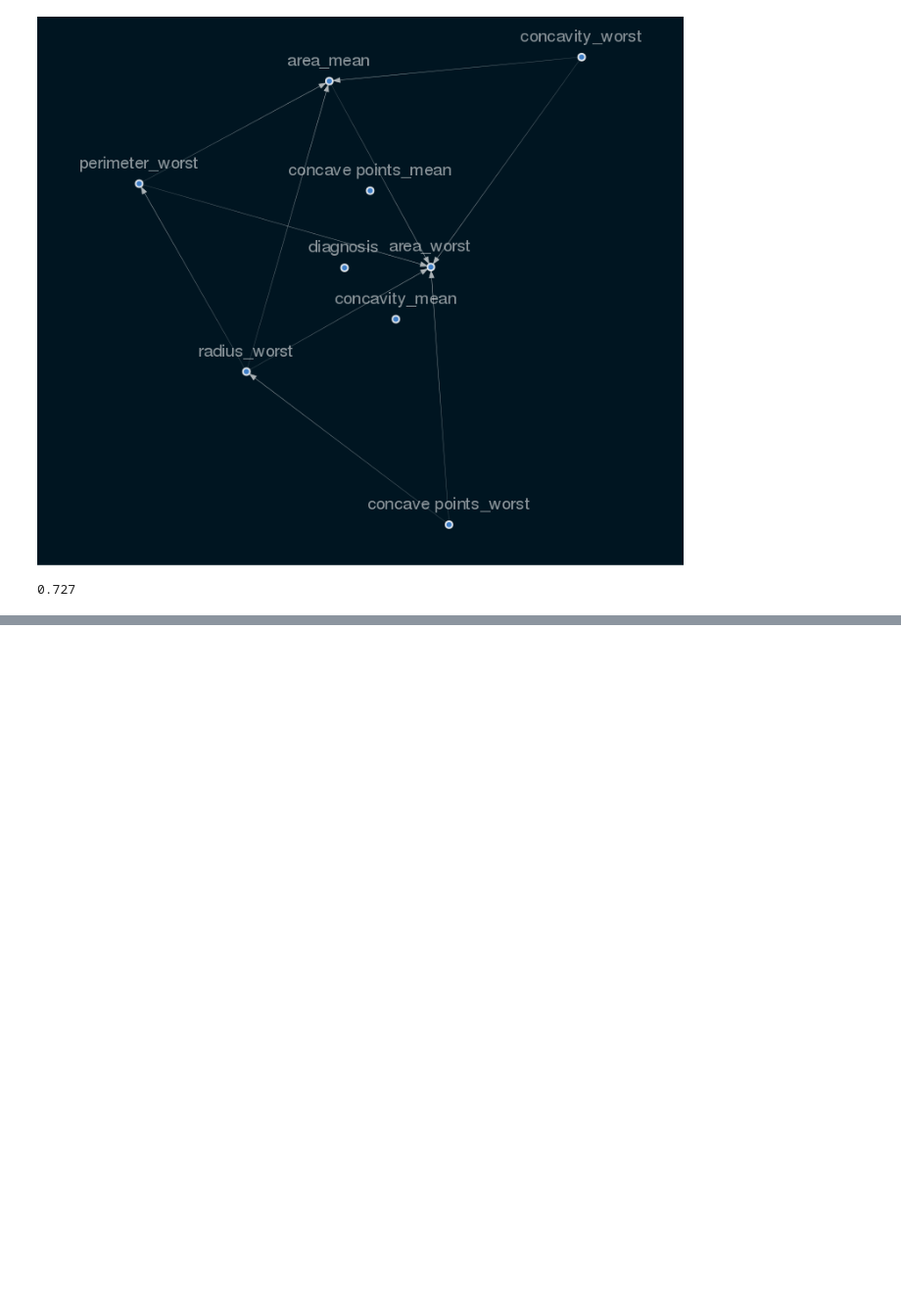
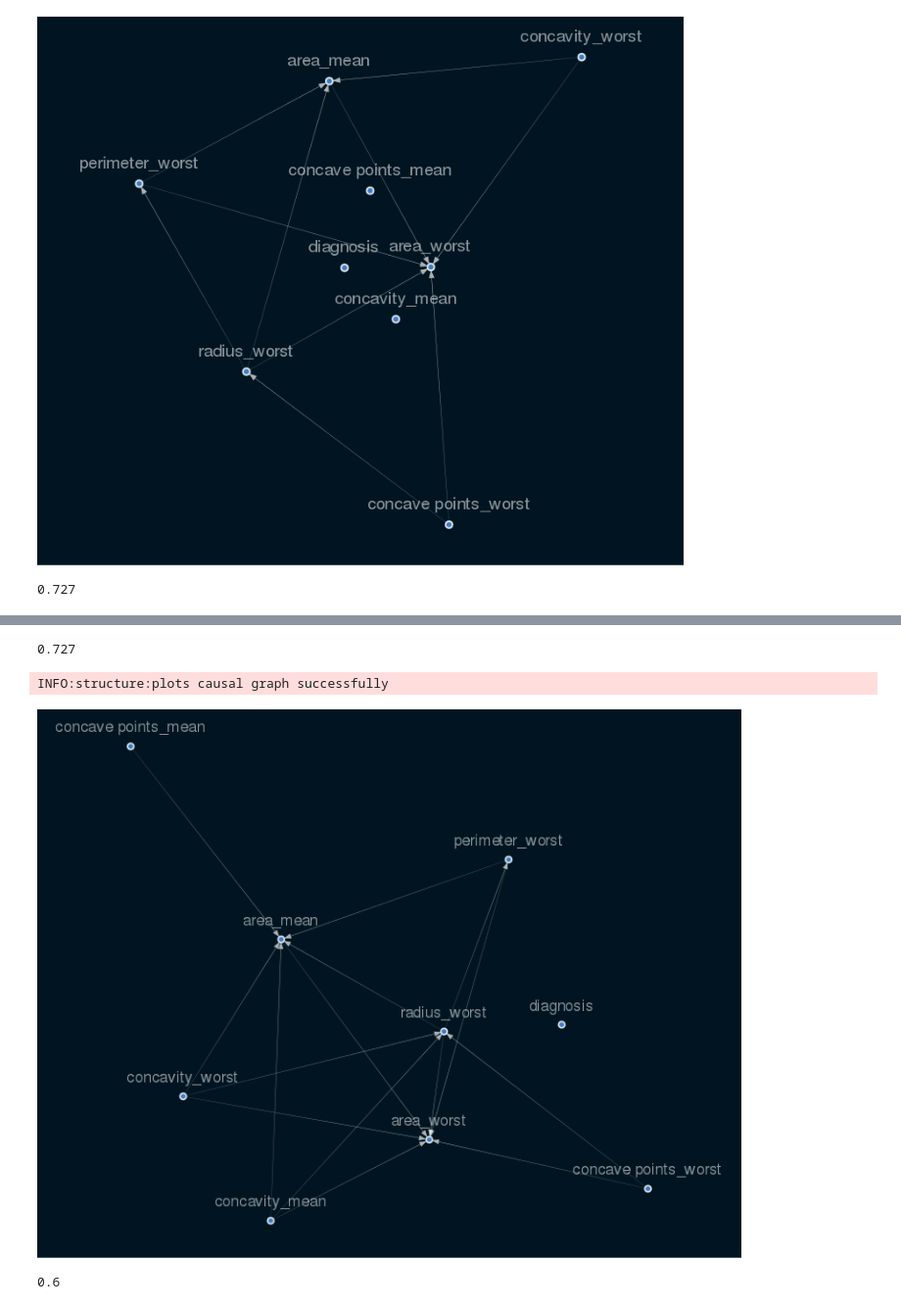
Before and after one commit to nebasam/Industry---Casualty-Challenge, a Jupyter notebook: notebook/causal_model.ipynb, the cells around one changed output, grey strips where cells are left out. Shown at 98% size. Saved outputs shown, nothing was run; the diff lists cells and outputs as text; code cells hidden in the pictures; blank space fills up the shorter version.

```diff
--- a/notebook/causal_model.ipynb
+++ b/notebook/causal_model.ipynb
@@ -169,7 +169,9 @@ jaccar_score(sm_constrained.edges(), sm_lasso.edges())
 df_1 = stru_data.iloc[:100,:]
 df_2 = stru_data.iloc[:200,:]
 df_3 = stru_data.iloc[:300,:]
-df_3 = stru_data.iloc[:400,:]
+df_4 = stru_data.iloc[:400,:]
+df_5 = stru_data.iloc[:500,:]
+df_6 = stru_data.iloc[:,:]
 # %%
 sm_df1 = from_pandas_lasso(df_1, tabu_parent_nodes=['diagnosis'], w_threshold=0.8, beta=0.8)
 viz = structure.drawgraph(sm_df1)
@@ -195,0 +201,17 @@ Image(viz.draw(format='png'))
+# %%
+# similarity between df_2 and df_3
+jaccard_similarity(sm_df2.edges(), sm_df3.edges())
+# %% [output]
+0.727
+# %%
+sm_df4 = from_pandas_lasso(df_4, tabu_parent_nodes=['diagnosis'], w_threshold=0.8, beta=0.8)
+viz = structure.drawgraph(sm_df4)
+Image(viz.draw(format='png'))
+# %% [output]
+INFO:structure:plots causal graph successfully
+[figure, added]
+# %%
+# similarity between df_2 and df_3
+jaccard_similarity(sm_df3.edges(), sm_df4.edges())
+# %% [output]
+0.6
```
Also changed, not shown: parts of 5 cells of this notebook, 1 other file.
